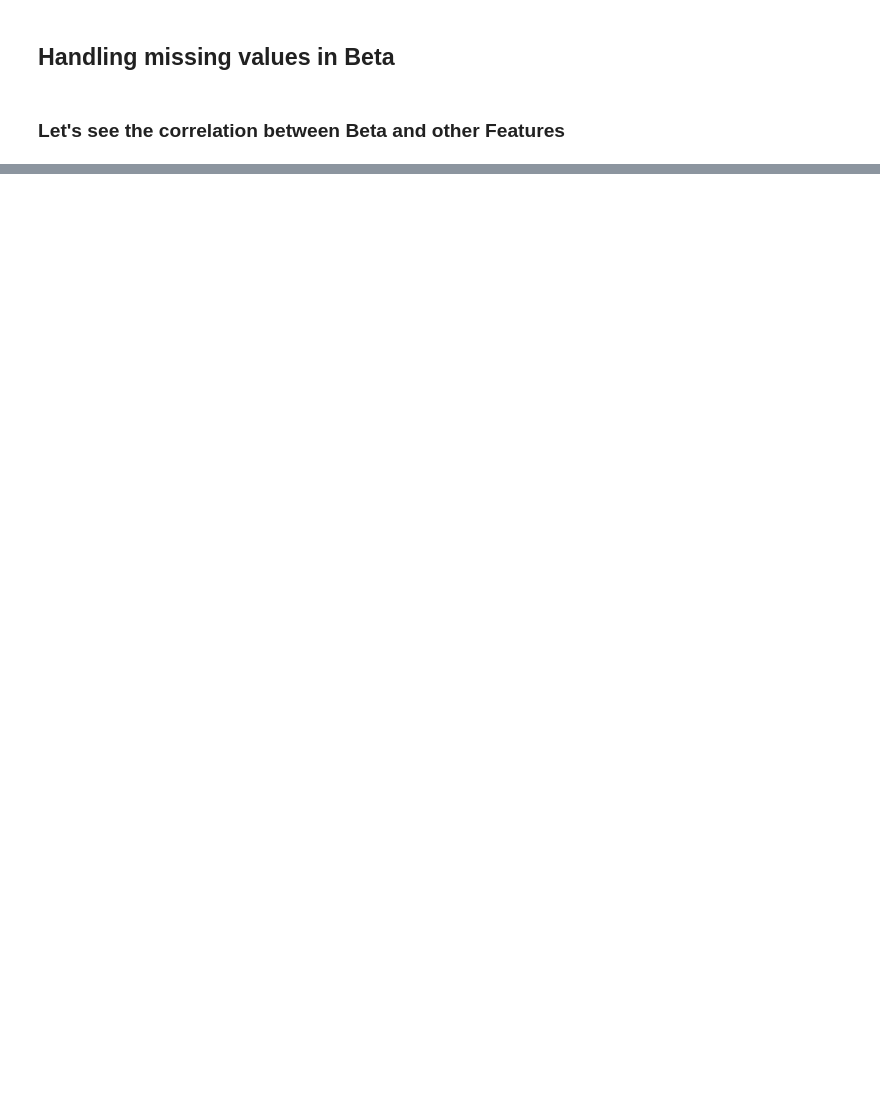
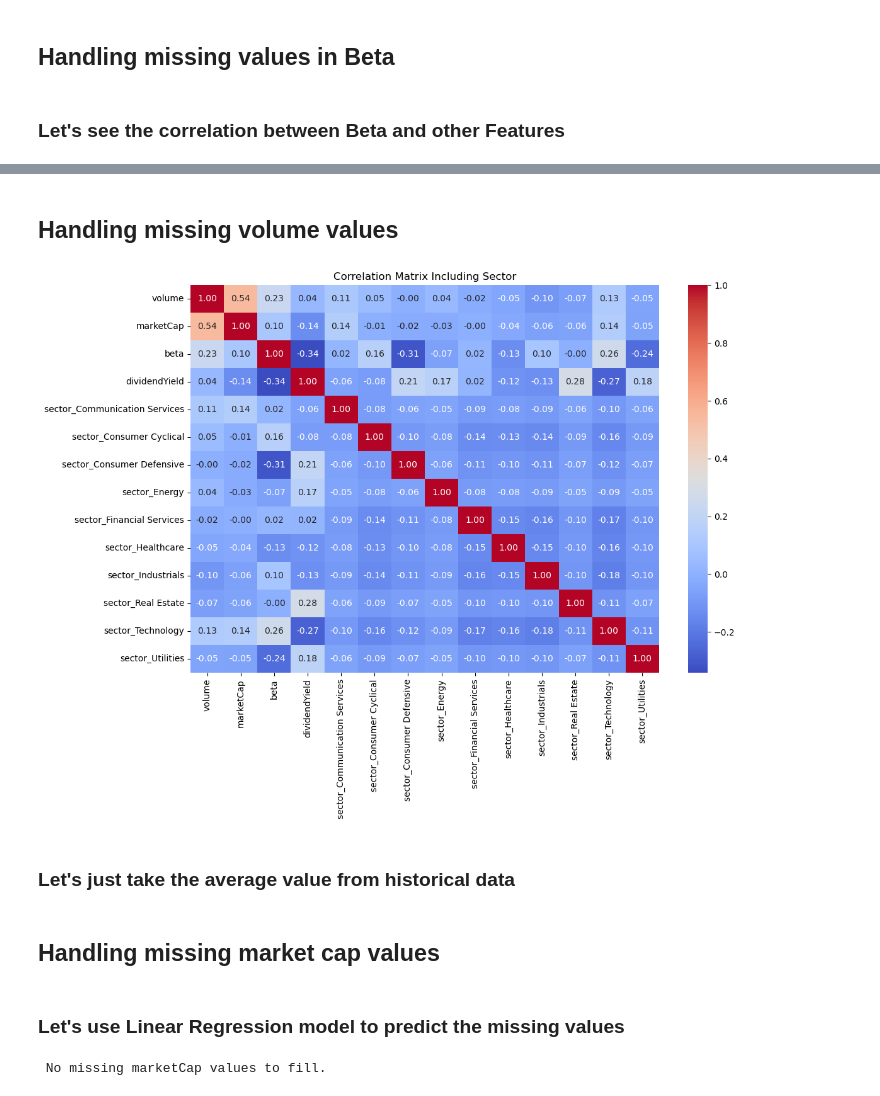
Before and after one commit to ypavanr/AI-stock-suggestion, a Jupyter notebook: stock_research.ipynb, the cells around one changed output, grey strips where cells are left out. Saved outputs shown, nothing was run; the diff lists cells and outputs as text; code cells hidden in the pictures; blank space fills up the shorter version.

```diff
--- a/stock_research.ipynb
+++ b/stock_research.ipynb
@@ -217,0 +304,11 @@ plt.show()
+# %%
+missing_beta_tickers = dataset[dataset['beta'].isna()]['ticker'].tolist()
+
+beta_map = {}
+for ticker in missing_beta_tickers:
+    beta_map[ticker] = calculate_beta(ticker)
+
+dataset['beta'] = dataset.apply(
+    lambda row: beta_map.get(row['ticker'], None) if pd.isna(row['beta']) else row['beta'],
+    axis=1
+)
@@ -217,0 +333,17 @@ plt.show()
+# %% [markdown]
+## Handling missing volume values
+# %%
+volume_df = dataset[dataset['volume'].notna()]
+sector_columns = [col for col in volume_df.columns if col.startswith('sector_')]
+numeric_cols = ['volume', 'marketCap', 'beta', 'dividendYield'] + sector_columns
+
+corr_matrix = volume_df[numeric_cols].corr()
+
+plt.figure(figsize=(12, 8))
+sns.heatmap(corr_matrix, annot=True, cmap='coolwarm', fmt=".2f")
+plt.title("Correlation Matrix Including Sector")
+plt.show()
+# %% [output]
+[figure, added]
+# %% [markdown]
+### Let's just take the average value from historical data
@@ -217,0 +360,25 @@ plt.show()
+# %% [markdown]
+## Handling missing market cap values
+# %% [markdown]
+### Let's use Linear Regression model to predict the missing values
+# %%
+from sklearn.linear_model import LinearRegression
+
+train_df = dataset[~dataset['marketCap'].isna()]
+X_train = train_df.drop(columns=['marketCap', 'ticker'])
+y_train = train_df['marketCap']
+X_train = X_train.dropna()
+y_train = y_train[X_train.index]
+
+marketcap_model = LinearRegression()
+marketcap_model.fit(X_train, y_train)
+
+missing_df = dataset[dataset['marketCap'].isna()]
+if not missing_df.empty:
+    X_missing = missing_df.drop(columns=['marketCap', 'ticker'])
+    marketcap_predictions = marketcap_model.predict(X_missing)
+    dataset.loc[dataset['marketCap'].isna(), 'marketCap'] = marketcap_predictions
+else:
+    print(" No missing marketCap values to fill.")
+# %% [output]
+ No missing marketCap values to fill.
```
Also changed, not shown: parts of 28 cells of this notebook, 1 other file.
